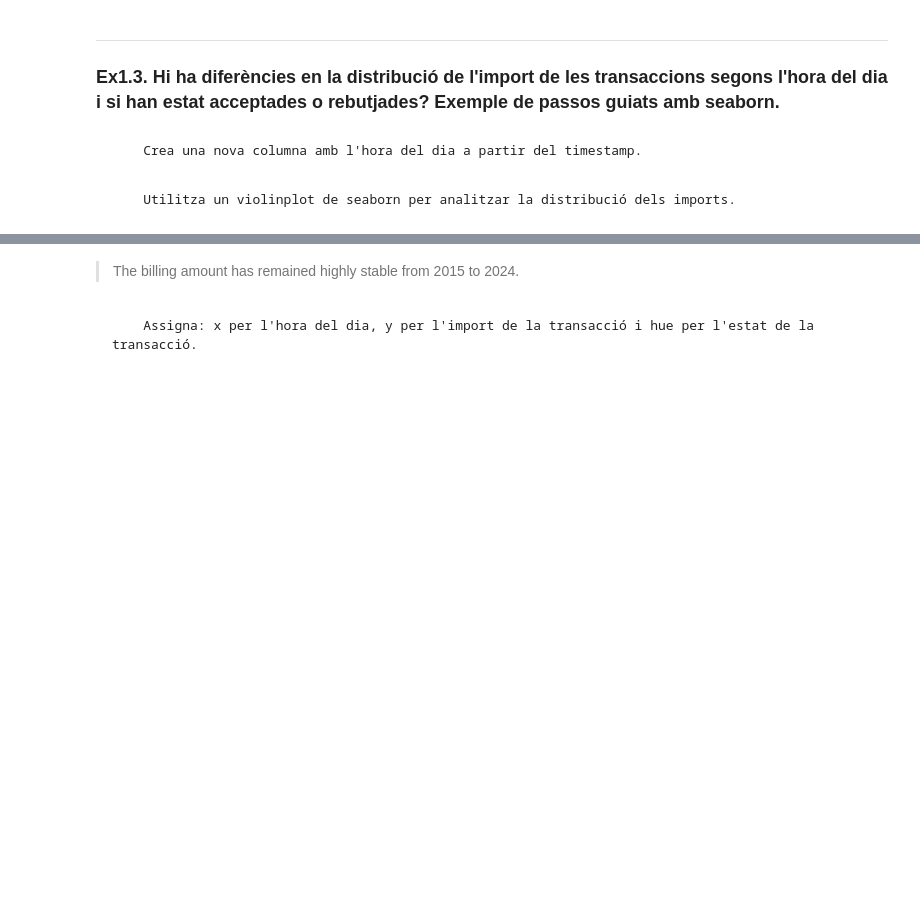
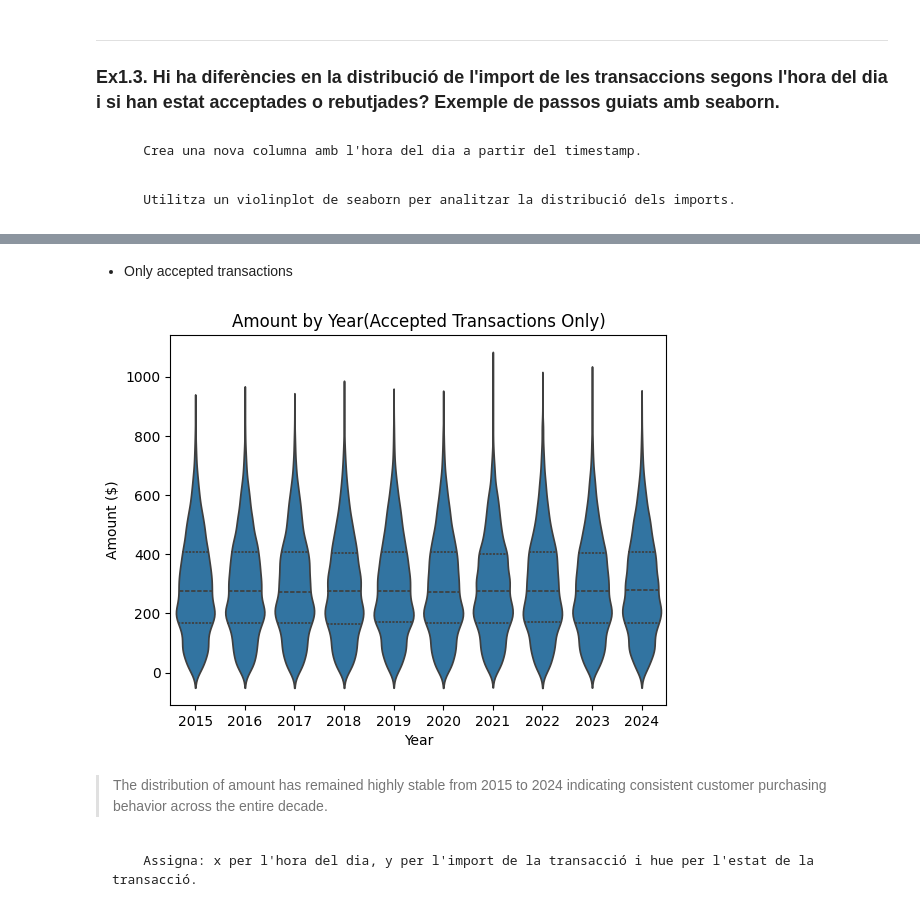
Before and after one commit to edupetitvalley/sprint9-python-graphs, a Jupyter notebook: sprint9.ipynb, the cells around one changed output, grey strips where cells are left out. Drawn from its saved outputs; the diff is of its cells as text; code cells hidden in the pictures; blank space fills up the shorter version.

```diff
--- a/sprint9.ipynb
+++ b/sprint9.ipynb
@@ -197,5 +278,16 @@ sns.violinplot(x="year", y="amount", data=df_tr, inner="quart")
+# %% [markdown]
+- Only accepted transactions
+# %%
+sns.violinplot(x="year", y="amount", data=df_tr_accepted, inner="quart")
+
+plt.title("Amount by Year(Accepted Transactions Only)")
+plt.xlabel("Year")
+plt.ylabel("Amount ($)")
+plt.show()
+# %% [output]
+[figure, added]
 # %% [markdown]
-> The billing amount has remained highly stable from 2015 to 2024.
+> The distribution of amount has remained highly stable from 2015 to 2024 indicating consistent customer purchasing behavior across the entire decade.
 # %% [markdown]
         Assigna: x per l'hora del dia, y per l'import de la transacció i hue per l'estat de la transacció.
 # %%
```
Also changed, not shown: parts of 49 cells of this notebook.
